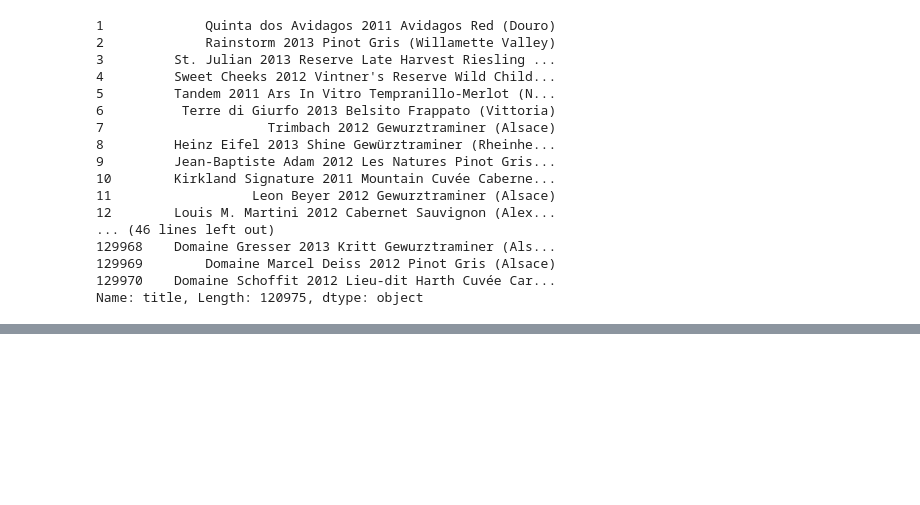
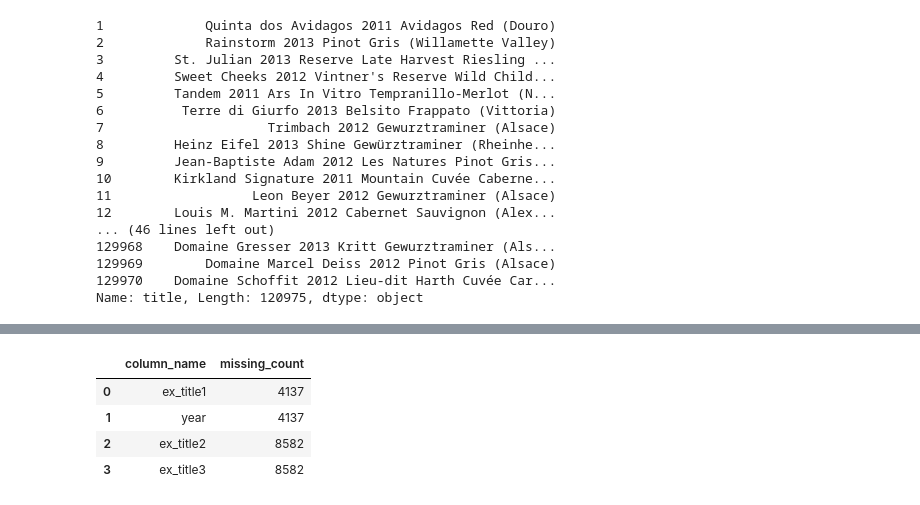
Before and after one commit to DaphineRose/Wine-Predictor, a Jupyter notebook: Exploratory-Data-Analysis.ipynb, the cells around one changed output, grey strips where cells are left out. Saved outputs shown, nothing was run; the diff lists cells and outputs as text; code cells hidden in the pictures; blank space fills up the shorter version.

```diff
--- a/Exploratory-Data-Analysis.ipynb
+++ b/Exploratory-Data-Analysis.ipynb
@@ -321,0 +377,11 @@ Name: title, Length: 120975, dtype: object
+# %%
+missing_df = title_df.isnull().sum(axis=0).reset_index()
+missing_df.columns = ['column_name', 'missing_count']
+#missing_df = missing_df.sort_values(by='missing_count')
+missing_df
+# %% [output]
+|  | column_name | missing_count |
+| 0 | ex_title1 | 4137 |
+| 1 | year | 4137 |
+| 2 | ex_title2 | 8582 |
+| 3 | ex_title3 | 8582 |
```
Also changed, not shown: parts of 14 cells of this notebook.
